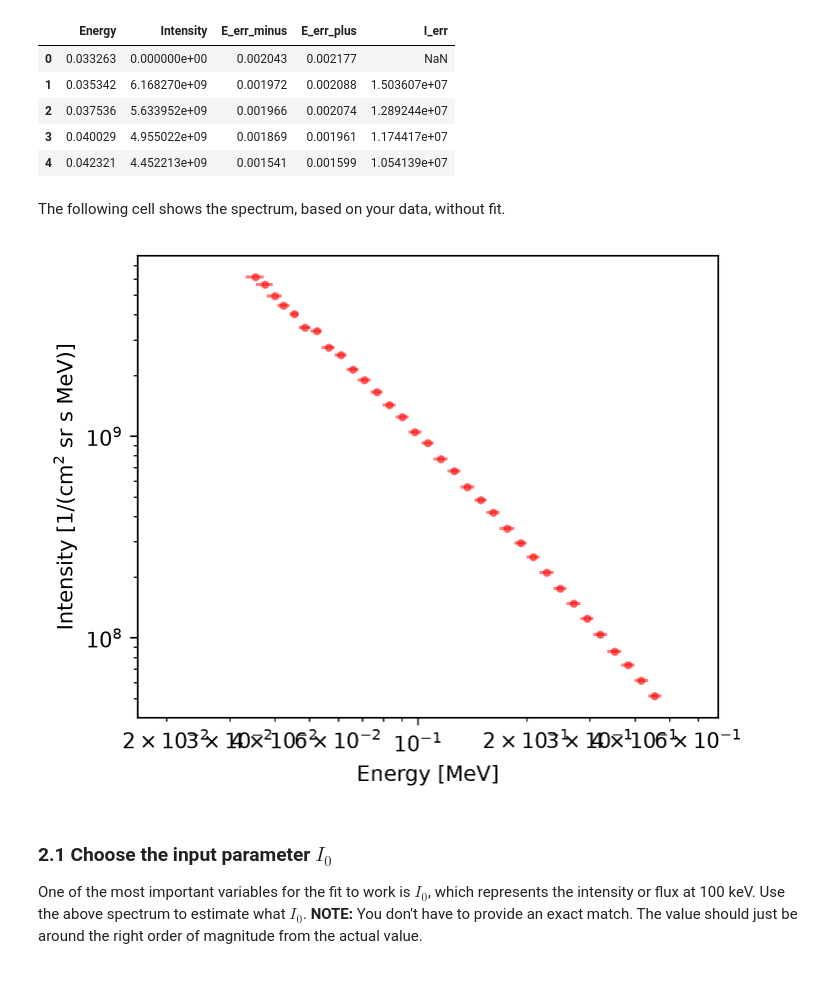
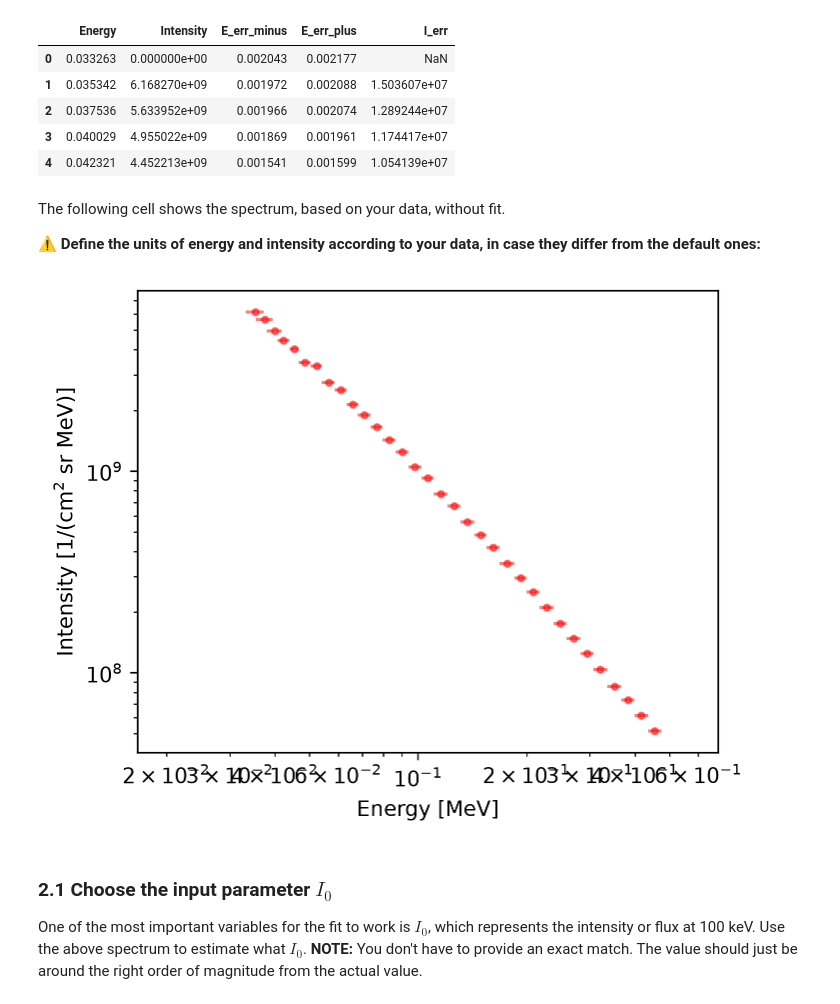
Before and after one commit to soler-he/sep_tools, a Jupyter notebook: SEP_Fit-Spectra.ipynb, the cells around one changed output. Saved outputs shown, nothing was run; the diff lists cells and outputs as text; code cells hidden in the pictures.

```diff
--- a/SEP_Fit-Spectra.ipynb
+++ b/SEP_Fit-Spectra.ipynb
@@ -58,14 +58,16 @@ data.head()
 | 4 | 0.042321 | 4.452213e+09 | 0.001541 | 0.001599 | 1.054139e+07 |
 # %% [markdown]
 The following cell shows the spectrum, based on your data, without fit.
+
+⚠️ **Define the units of energy and intensity according to your data, in case they differ from the default ones:**
 # %%
-# Define the units of energy and intensity according to your data, in case they differ from the default ones:
 energy_unit = "MeV"
-intensity_unit = r"1/(cm$^2$ sr s MeV)"
+# intensity_unit = r"1/(cm$^2$ sr s MeV)" # For differential intensity spectrum
+intensity_unit = r"1/(cm$^2$ sr MeV)" # For integrated intensity spectrum
 
 plot_spectrum(data, energy_unit=energy_unit, intensity_unit=intensity_unit)
 # %% [output]
-[figure, old version]
+[figure, new version]
 # %% [markdown]
 ### 2.1 Choose the input parameter $I_{0}$ <a id="choose-i0"></a>
 
```
Also changed, not shown: parts of 2 cells of this notebook.
